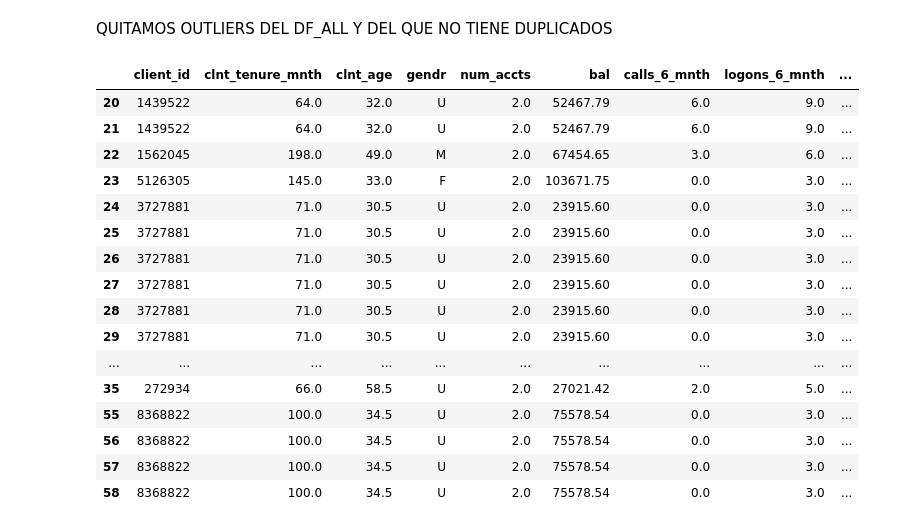
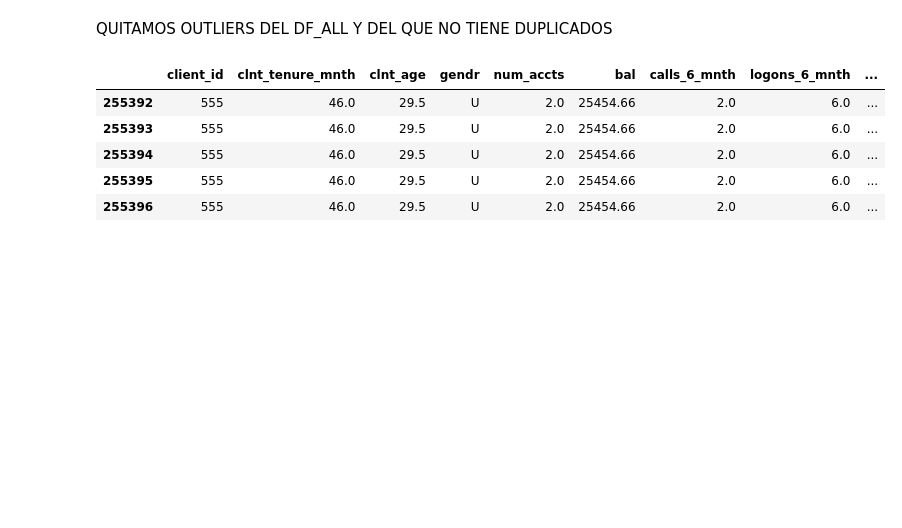
Before and after one commit to ivanalonsom/Project5_EDA_Inferential_Stats, a Jupyter notebook: mainPowerBi.ipynb, the cells around one changed output. Drawn from its saved outputs; the diff is of its cells as text; code cells hidden in the pictures; blank space fills up the shorter version.

```diff
--- a/mainPowerBi.ipynb
+++ b/mainPowerBi.ipynb
@@ -44,23 +44,12 @@ df_all.to_csv("data/pruebaNoche.csv")
-# %%
-df_all.iloc[20:40]
-# %% [output]
-|  | client_id | clnt_tenure_mnth | clnt_age | gendr | num_accts | bal | calls_6_mnth | logons_6_mnth | ... |
-| 20 | 1439522 | 64.0 | 32.0 | U | 2.0 | 52467.79 | 6.0 | 9.0 | ... |
-| 21 | 1439522 | 64.0 | 32.0 | U | 2.0 | 52467.79 | 6.0 | 9.0 | ... |
-| 22 | 1562045 | 198.0 | 49.0 | M | 2.0 | 67454.65 | 3.0 | 6.0 | ... |
-| 23 | 5126305 | 145.0 | 33.0 | F | 2.0 | 103671.75 | 0.0 | 3.0 | ... |
-| 24 | 3727881 | 71.0 | 30.5 | U | 2.0 | 23915.60 | 0.0 | 3.0 | ... |
-| 25 | 3727881 | 71.0 | 30.5 | U | 2.0 | 23915.60 | 0.0 | 3.0 | ... |
-| 26 | 3727881 | 71.0 | 30.5 | U | 2.0 | 23915.60 | 0.0 | 3.0 | ... |
-| 27 | 3727881 | 71.0 | 30.5 | U | 2.0 | 23915.60 | 0.0 | 3.0 | ... |
-| 28 | 3727881 | 71.0 | 30.5 | U | 2.0 | 23915.60 | 0.0 | 3.0 | ... |
-| 29 | 3727881 | 71.0 | 30.5 | U | 2.0 | 23915.60 | 0.0 | 3.0 | ... |
-| ... | ... | ... | ... | ... | ... | ... | ... | ... | ... |
-| 35 | 272934 | 66.0 | 58.5 | U | 2.0 | 27021.42 | 2.0 | 5.0 | ... |
-| 55 | 8368822 | 100.0 | 34.5 | U | 2.0 | 75578.54 | 0.0 | 3.0 | ... |
-| 56 | 8368822 | 100.0 | 34.5 | U | 2.0 | 75578.54 | 0.0 | 3.0 | ... |
-| 57 | 8368822 | 100.0 | 34.5 | U | 2.0 | 75578.54 | 0.0 | 3.0 | ... |
-| 58 | 8368822 | 100.0 | 34.5 | U | 2.0 | 75578.54 | 0.0 | 3.0 | ... |
+# %%
+df_all.head()
+# %% [output]
+|  | client_id | clnt_tenure_mnth | clnt_age | gendr | num_accts | bal | calls_6_mnth | logons_6_mnth | ... |
+| 255392 | 555 | 46.0 | 29.5 | U | 2.0 | 25454.66 | 2.0 | 6.0 | ... |
+| 255393 | 555 | 46.0 | 29.5 | U | 2.0 | 25454.66 | 2.0 | 6.0 | ... |
+| 255394 | 555 | 46.0 | 29.5 | U | 2.0 | 25454.66 | 2.0 | 6.0 | ... |
+| 255395 | 555 | 46.0 | 29.5 | U | 2.0 | 25454.66 | 2.0 | 6.0 | ... |
+| 255396 | 555 | 46.0 | 29.5 | U | 2.0 | 25454.66 | 2.0 | 6.0 | ... |
 # %%
 # count = df_all[(df_all["process_step"] == 4) &
 #                 (df_all["repetition"] == 0) &
```
Also changed, not shown: parts of 9 cells of this notebook, 4 other files.
